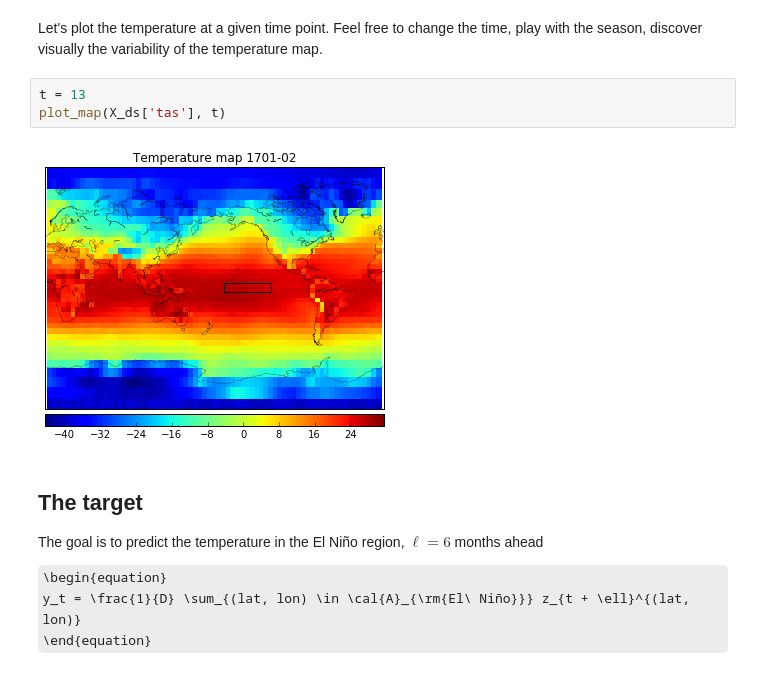
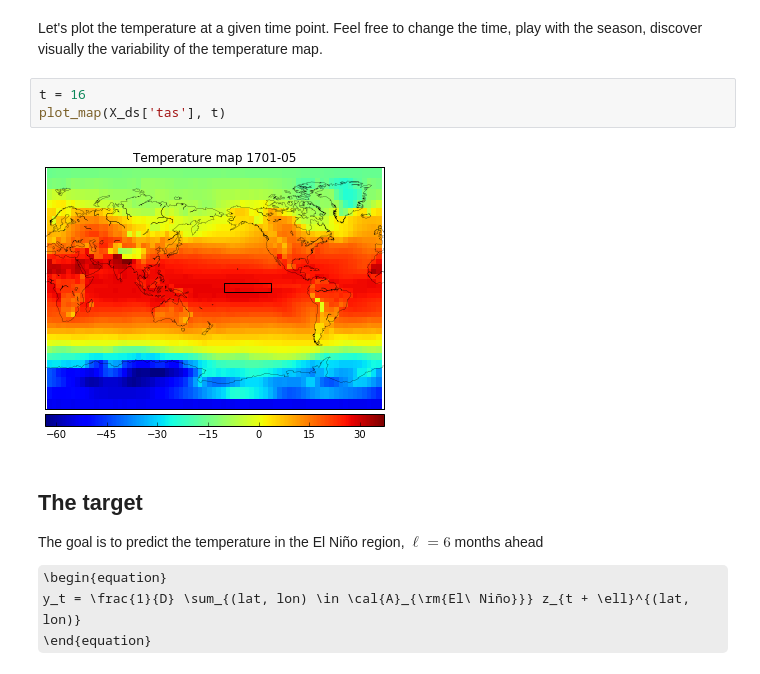
Before and after one commit to paris-saclay-cds/ramp-board, a Jupyter notebook: problems/el_nino/starting_kit/el_nino_starting_kit.ipynb, the cells around one changed output. Drawn from its saved outputs; the diff is of its cells as text; some formulas as TeX source.

```diff
--- a/problems/el_nino/starting_kit/el_nino_starting_kit.ipynb
+++ b/problems/el_nino/starting_kit/el_nino_starting_kit.ipynb
@@ -192,10 +203,10 @@ def plot_map(X_ds, time_index):
 # %% [markdown]
 Let's plot the temperature at a given time point. Feel free to change the time, play with the season, discover visually the variability of the temperature map.
 # %%
-t = 13
+t = 16
 plot_map(X_ds['tas'], t)
 # %% [output]
-[figure, old version]
+[figure, new version]
 # %% [markdown]
 ## The target
 
```
Also changed, not shown: parts of 4 cells of this notebook, 13 other files.
